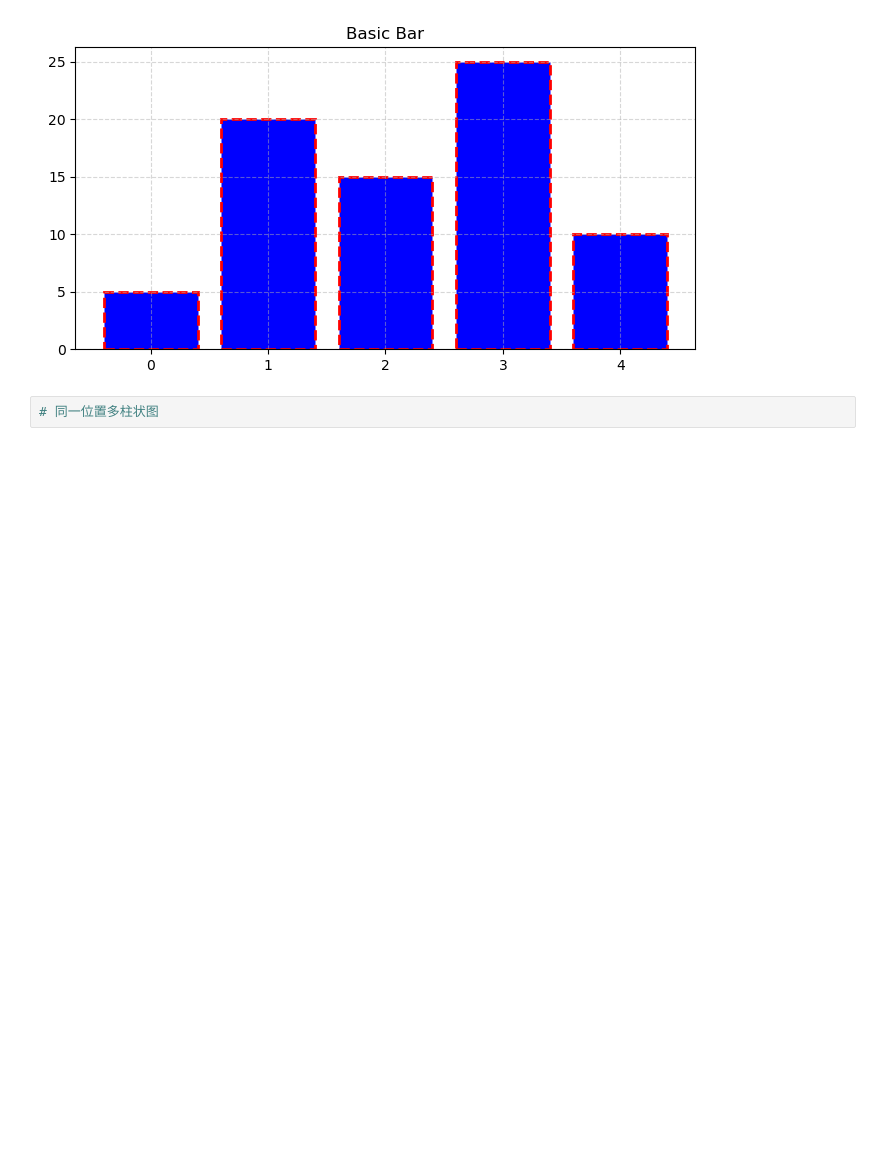
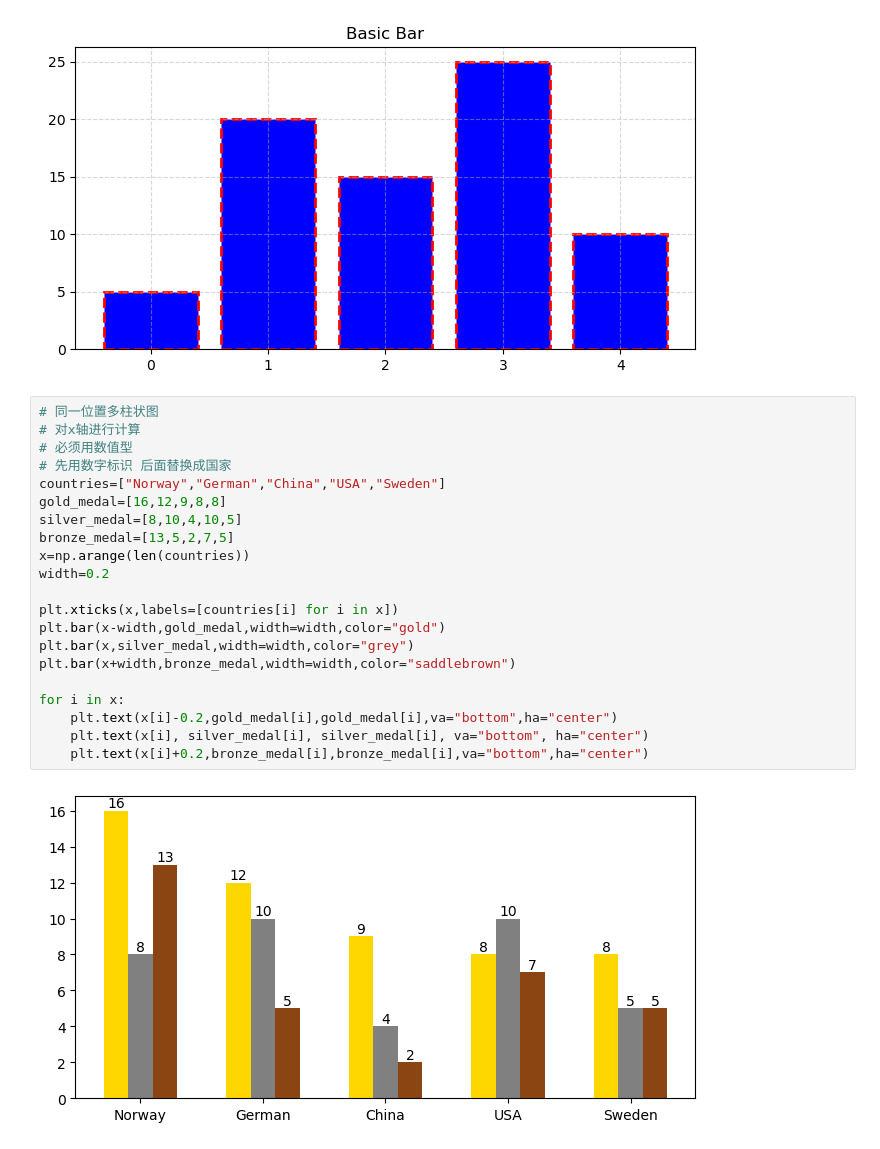
Before and after one commit to ximi2002/KNG_LAB, a Jupyter notebook: DiveIntoDeepLearning/matplotlib.ipynb, the cells around one changed output. Drawn from its saved outputs; the diff is of its cells as text; blank space fills up the shorter version.

```diff
--- a/DiveIntoDeepLearning/matplotlib.ipynb
+++ b/DiveIntoDeepLearning/matplotlib.ipynb
@@ -706,5 +706,26 @@ plt.bar(x,data,color=["blue"],ec="r",ls="--",lw=2)
 # %% [output]
 <BarContainer object of 5 artists>
 [figure]
-# %%
-# 同一位置多柱状图
+# %%
+# 同一位置多柱状图
+# 对x轴进行计算
+# 必须用数值型
+# 先用数字标识 后面替换成国家
+countries=["Norway","German","China","USA","Sweden"]
+gold_medal=[16,12,9,8,8]
+silver_medal=[8,10,4,10,5]
+bronze_medal=[13,5,2,7,5]
+x=np.arange(len(countries))
+width=0.2
+
+plt.xticks(x,labels=[countries[i] for i in x])
+plt.bar(x-width,gold_medal,width=width,color="gold")
+plt.bar(x,silver_medal,width=width,color="grey")
+plt.bar(x+width,bronze_medal,width=width,color="saddlebrown")
+
+for i in x:
+    plt.text(x[i]-0.2,gold_medal[i],gold_medal[i],va="bottom",ha="center")
+    plt.text(x[i], silver_medal[i], silver_medal[i], va="bottom", ha="center")
+    plt.text(x[i]+0.2,bronze_medal[i],bronze_medal[i],va="bottom",ha="center")
+# %% [output]
+[figure, added]
```
Also changed, not shown: parts of 27 cells of this notebook, 21 other files.
